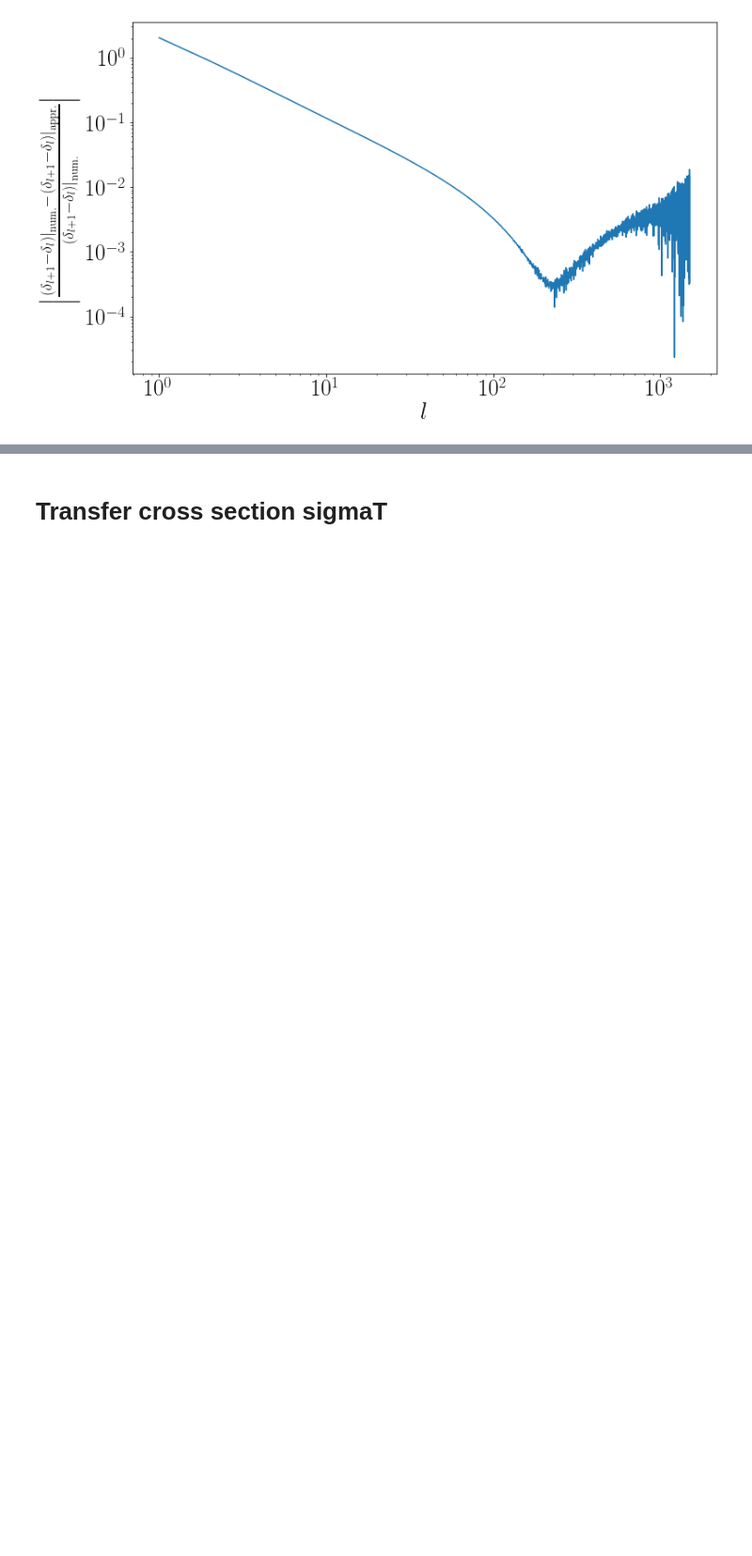
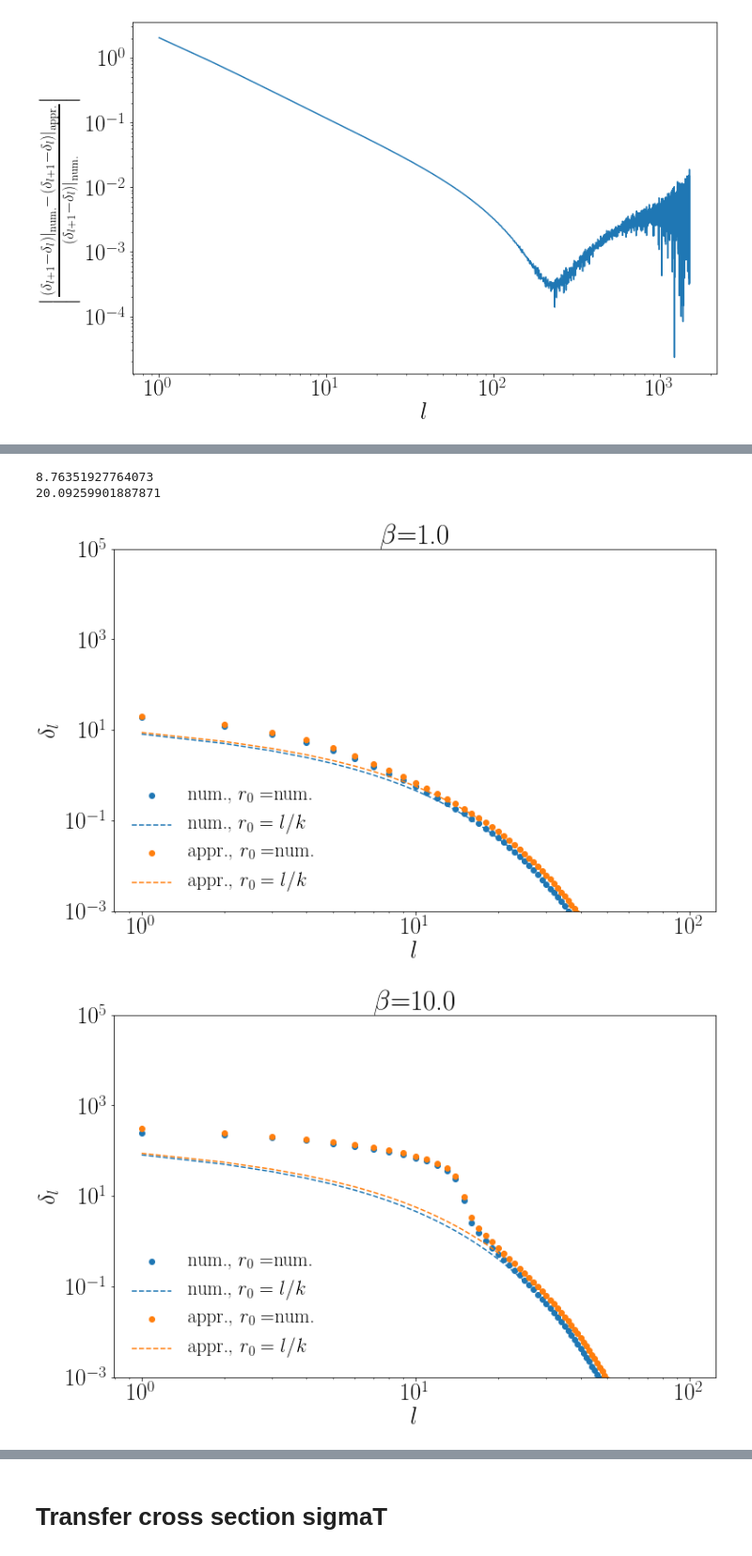
Before and after one commit to LauraSagunski/Self-interaction-cross-section, a Jupyter notebook: Integral_deltal.ipynb, the cells around one changed output, grey strips where cells are left out. Shown at 94% size. Cells and saved outputs as stored; diff of their text form; code cells hidden in the pictures; blank space fills up the shorter version.

```diff
--- a/Integral_deltal.ipynb
+++ b/Integral_deltal.ipynb
@@ -489,0 +877,55 @@ Plots/Plots/Difference_ddeltal_dl_analytical_vs_numerical.pdf exported.
+# %%
+def deltalapprr0num_beta(l,beta):
+    #_____Fixed parameters_____
+    potential='attractive'
+    alphaX=0.1
+    mphi=0.1 #GeV.
+    #_____Parameters chosen such that 2ab=10 (classical regime 2ab>>1)_____
+    mX=50.*beta
+    #print(mX)
+    v=(0.02/beta)*c #km/s
+    #print(v)
+    return deltalapprr0num(potential,alphaX,mX,mphi,l,v)
+
+
+#for beta in [1.,10.,100.,1000.]:
+for beta in [1.]:
+    for l in [1]:
+        print(deltalappr_beta(l,beta))
+        print(deltalapprr0num_beta(l,beta))
+# %% [output]
+8.76351927764073
+20.09259901887871
+# %%
+lvalsnew=np.array([l for l in range(1,100)]) #l=1,2,...,1500
+#print(lvalsnew)
+
+for beta in [1.,10.,100.,1000.]:
+#for beta in [1000.]:
+    pl.figure(figsize=(12,12/goldenratio)) #Sophia's plot size.
+
+    deltalr0num_betavals=np.array([[l,deltalr0num_beta(l,beta)] for l in lvalsnew])
+    pl.plot(deltalr0num_betavals[:,0],deltalr0num_betavals[:,1],'o',color='C0',label='num., $r_0=$num.')
+
+    deltal_betavals=np.array([[l,deltal_beta(l,beta)] for l in lvalsnew])
+    ##print(deltal_betavals)
+    pl.plot(deltal_betavals[:,0],deltal_betavals[:,1],color='C0',linestyle='--',label='num., $r_0=l / k$')
+
+    pl.plot(lvalsnew,[deltalapprr0num_beta(l,beta) for l in lvalsnew],'o',color='C1',label=r'appr., $r_0=$num.')
+
+    pl.plot(lvalsnew,[deltalappr_beta(l,beta) for l in lvalsnew],color='C1',linestyle='--',label=r'appr., $r_0=l / k$')
+
+    pl.xscale('log')
+    pl.yscale('log')
+    pl.xlabel(r'$l$',fontsize=fontsize)
+    pl.ylim([10.**(-3.),10.**5.])
+    #pl.ylabel(r'$\Delta (\delta_{l+1}-\delta_{l})$',fontsize=fontsize)
+    pl.ylabel(r'$\delta_{l}$',fontsize=fontsize)
+    pl.legend(loc='lower left',edgecolor='white',fontsize=legendfontsize)
+    pl.title(r'$\beta$='+str(beta))
+    #pl.savefig('Plots/ddeltal_dl_beta'+str(beta)+'.pdf',bbox_inches='tight')
+    #print('PPlots/ddeltal_dl_beta'+str(beta)+'.pdf exported.')
+    pl.show()
+# %% [output]
+[figure, added]
+[figure, added]
```
Also changed, not shown: parts of 41 cells of this notebook.
